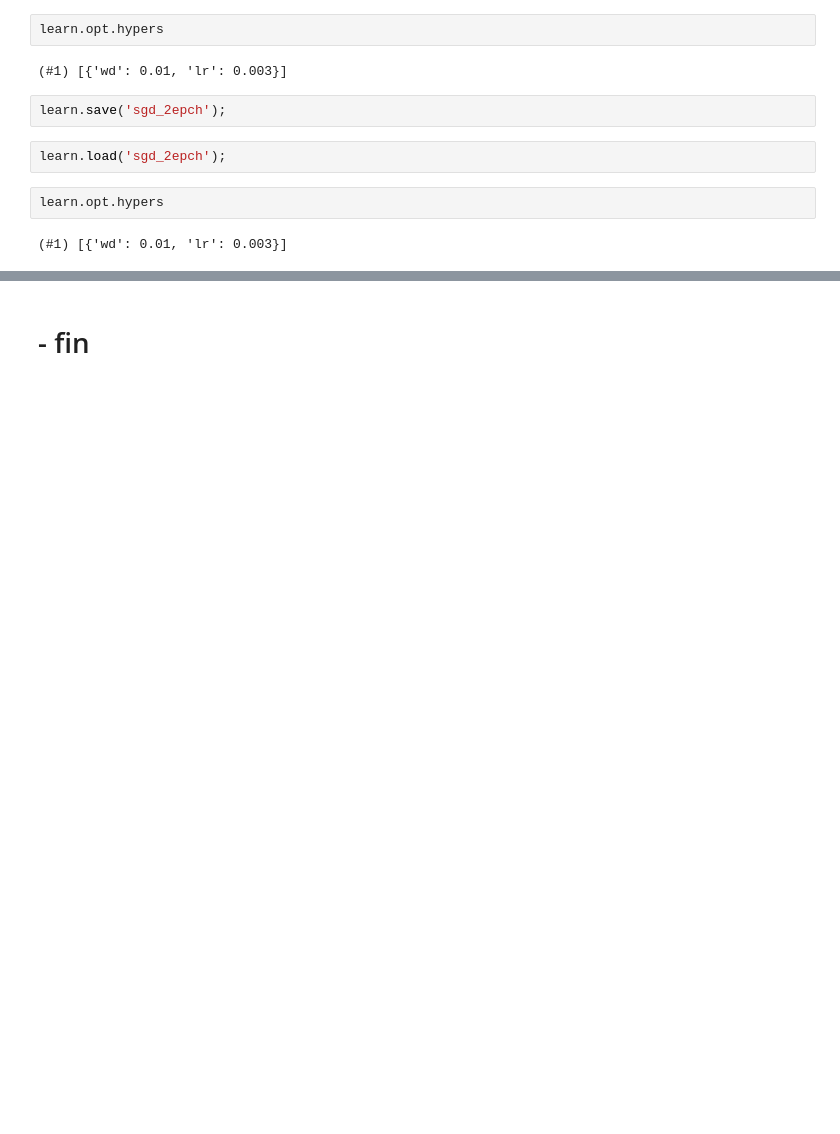
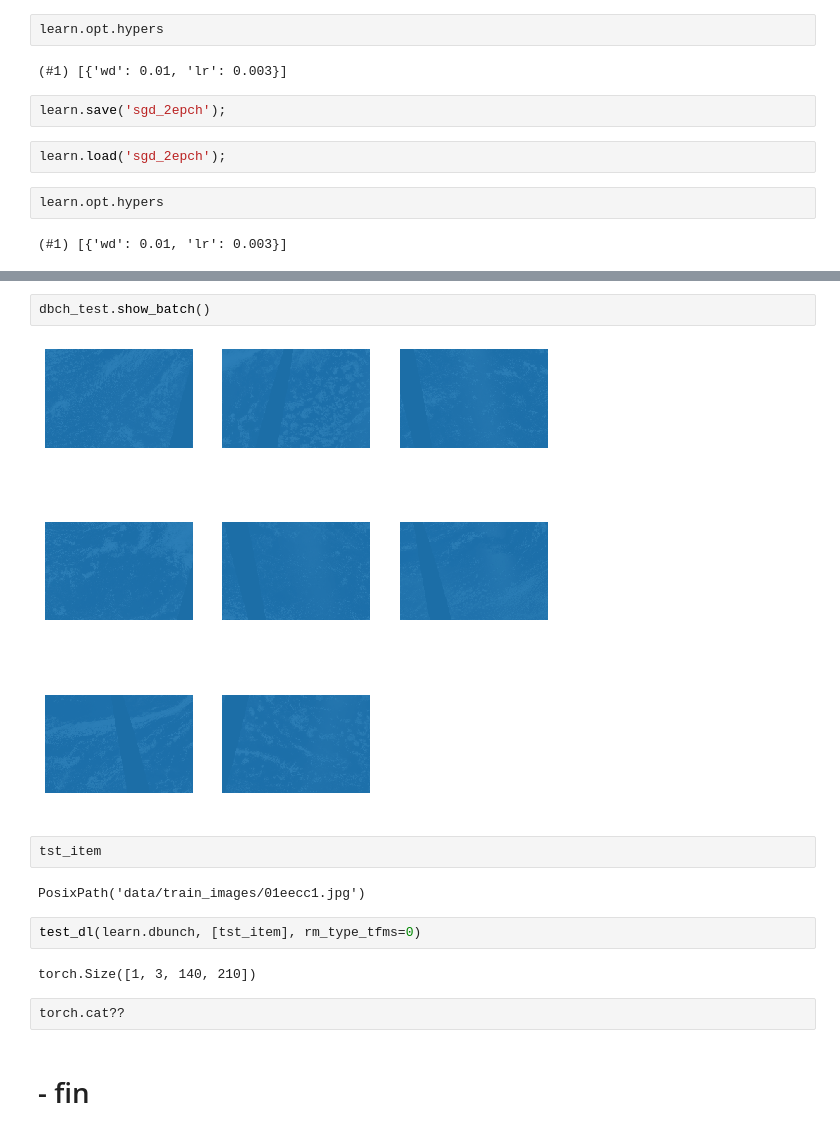
Before and after one commit to qAp/kgl_clouds, a Jupyter notebook: multicloudtype-gcp.ipynb, the cells around one changed output, grey strips where cells are left out. Drawn from its saved outputs; the diff is of its cells as text; blank space fills up the shorter version.

```diff
--- a/multicloudtype-gcp.ipynb
+++ b/multicloudtype-gcp.ipynb
@@ -498,2 +539,16 @@ learn.opt.hypers
+# %%
+dbch_test.show_batch()
+# %% [output]
+[figure, added]
+# %%
+tst_item
+# %% [output]
+PosixPath('data/train_images/01eecc1.jpg')
+# %%
+test_dl(learn.dbunch, [tst_item], rm_type_tfms=0)
+# %% [output]
+torch.Size([1, 3, 140, 210])
+# %%
+torch.cat??
 # %% [markdown]
 # - fin
```
Also changed, not shown: parts of 29 cells of this notebook.
